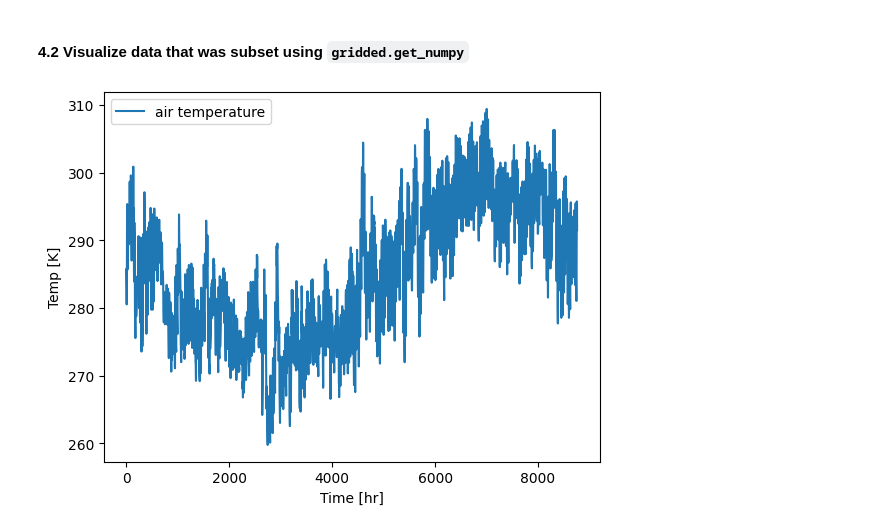
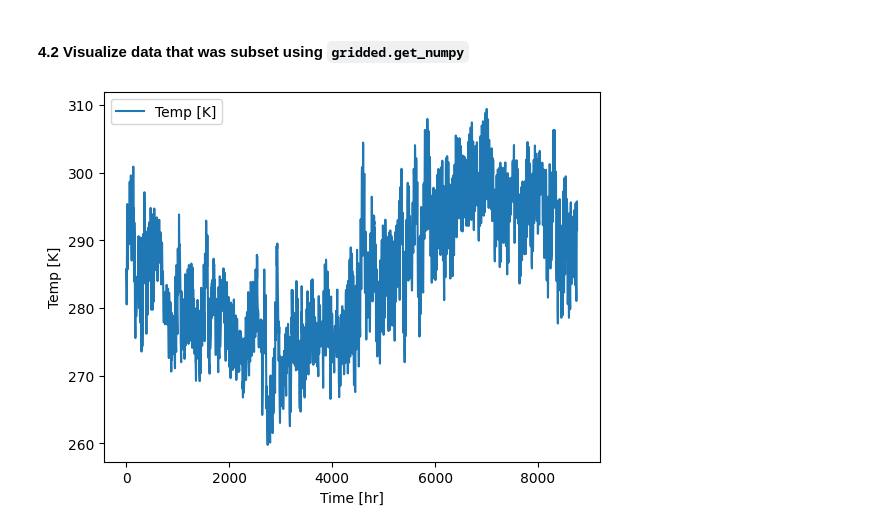
Before and after one commit to hydroframe/subsettools, a Jupyter notebook: docs/examples/subset_forcing_data.ipynb, the cells around one changed output. Saved outputs shown, nothing was run; the diff lists cells and outputs as text; code cells hidden in the pictures.

```diff
--- a/docs/examples/subset_forcing_data.ipynb
+++ b/docs/examples/subset_forcing_data.ipynb
@@ -160,6 +161,6 @@ for var in forcing_vars:
                "end_time": "2013-10-01",
                "grid_bounds": ij_column_bounds
                }
-    forcing_data[var] = gridded.get_numpy(options)
+    forcing_data[var] = gridded.get_numpy(options).squeeze()
     print(f"{var} loaded:", forcing_data[var].shape)
 # %% [output]
@@ -197,10 +198,27 @@ plt.show()
 # %% [markdown]
 #### 4.2 Visualize data that was subset using `gridded.get_numpy`
 # %%
-plt.plot(forcing_data['air_temp'].squeeze(), label='air temperature')
+#Combine in a Pandas DataFrame
+forcing_df = pd.DataFrame({"DSWR [W/m2]": forcing_data["downward_shortwave"],
+                           "DLWR [W/m2]": forcing_data["downward_longwave"],
+                           "APCP [mm/s]": forcing_data["precipitation"],
+                           "Temp [K]": forcing_data["air_temp"],
+                           "UGRD [m/s]": forcing_data["east_windspeed"],
+                           "VGRD [m/s]": forcing_data["north_windspeed"],
+                           "Press [pa]": forcing_data["atmospheric_pressure"],
+                           "SPFH [kg/kg]": forcing_data["specific_humidity"]
+                          })
+
+# write to a csv file
+forcing_df.to_csv('forcing1D.txt',sep=' ',header=None, index=False, index_label=False)
+
+
+# we can plot to check
+#plt.plot(forcing_df['APCP [mm/s]'], label='Precip [mm/s]')
+plt.plot(forcing_df['Temp [K]'], label='Temp [K]')
 plt.xlabel('Time [hr]')
 plt.ylabel('Temp [K]')
 plt.legend()
 plt.show()
 # %% [output]
-[figure, old version]
+[figure, new version]
```
Also changed, not shown: parts of 5 cells of this notebook.
